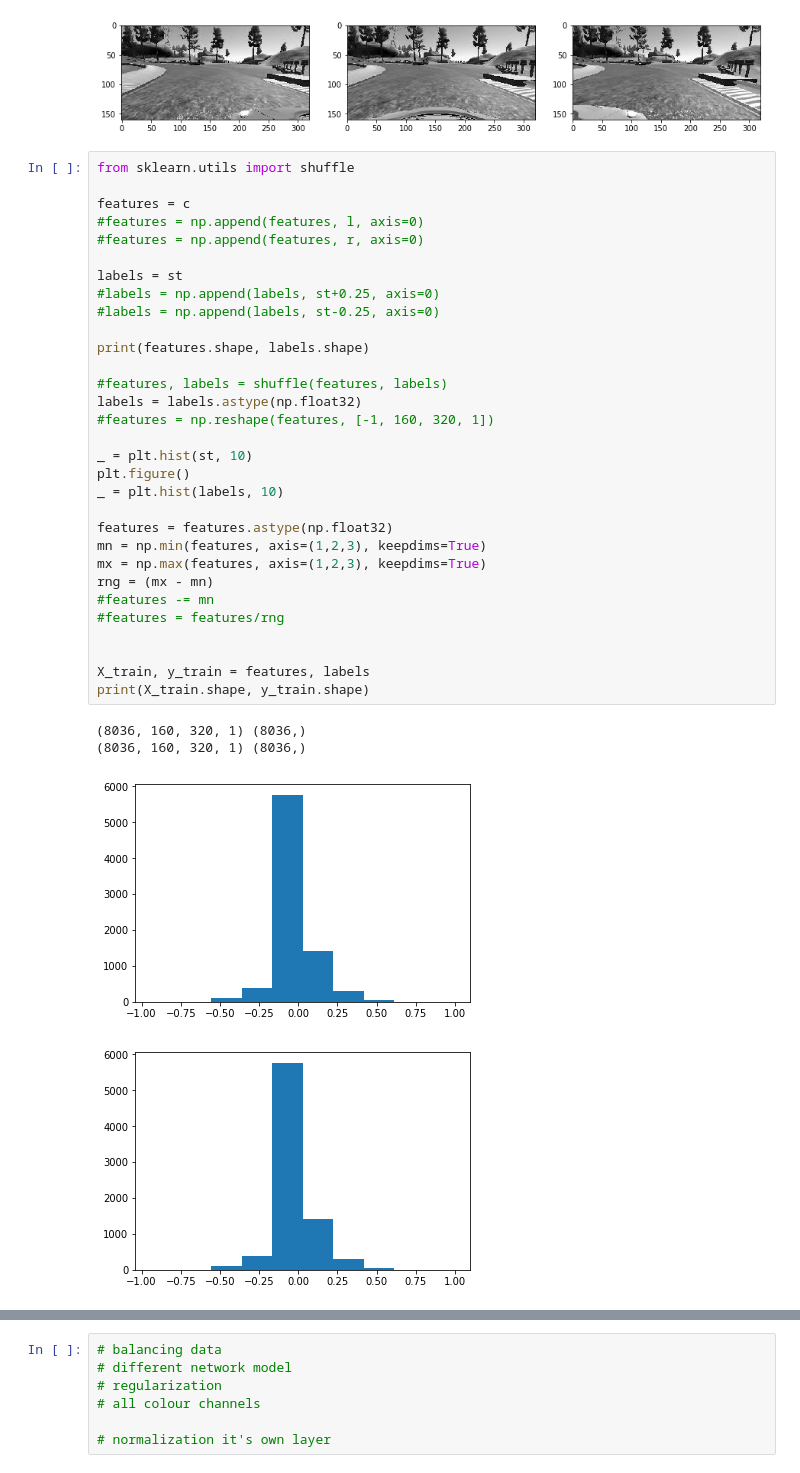
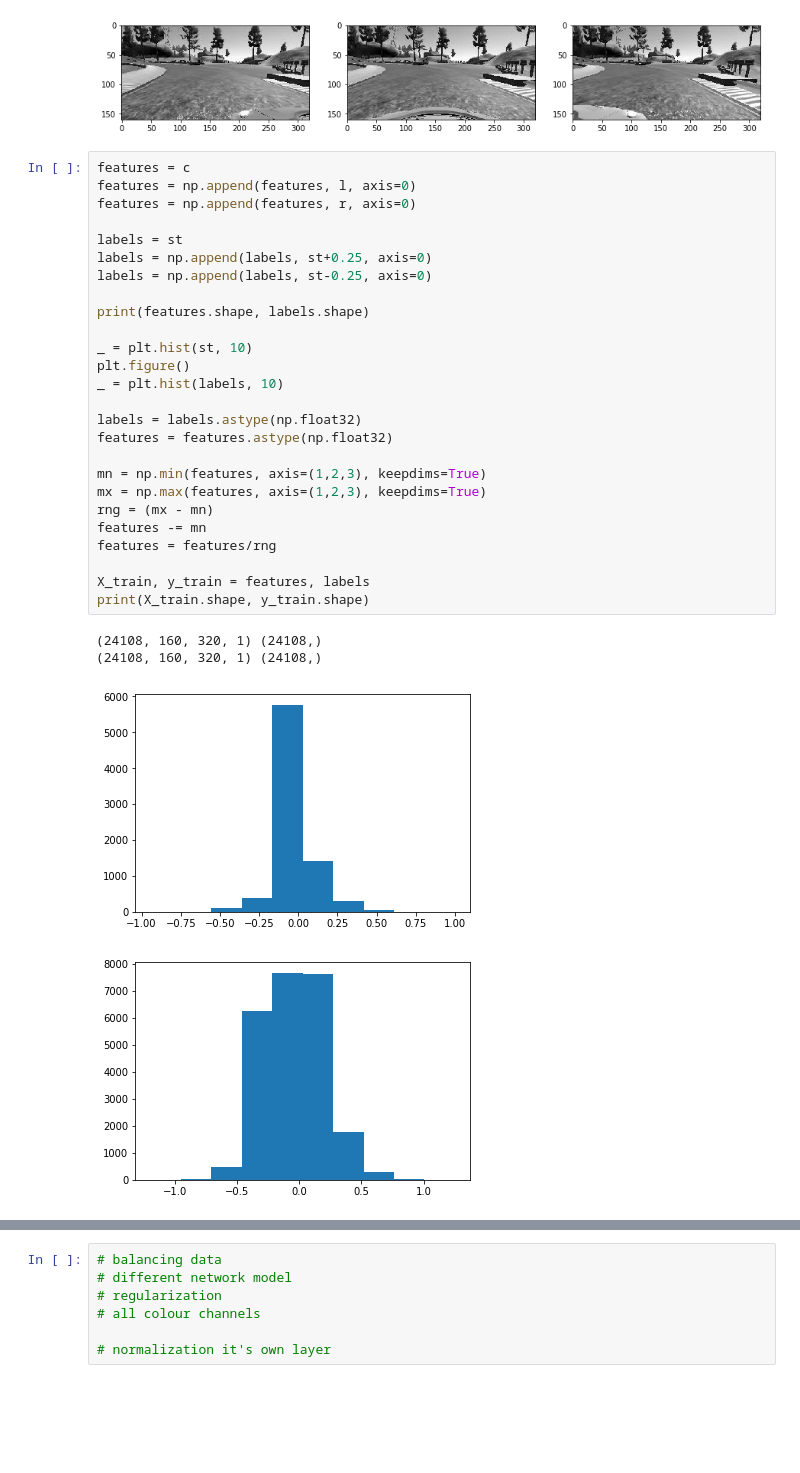
Before and after one commit to subhash/CarND-Behavioral-Cloning, a Jupyter notebook: behavioral-cloning.ipynb, the cells around one changed output, grey strips where cells are left out. Saved outputs shown, nothing was run; the diff lists cells and outputs as text; blank space fills up the shorter version.

```diff
--- a/behavioral-cloning.ipynb
+++ b/behavioral-cloning.ipynb
@@ -41,41 +41,36 @@ f.add_subplot(133).imshow((r[ix].squeeze()), cmap='gray')
 <matplotlib.image.AxesImage at 0x...>
 [figure]
 # %%
-from sklearn.utils import shuffle
-
 features = c
-#features = np.append(features, l, axis=0)
-#features = np.append(features, r, axis=0)
+features = np.append(features, l, axis=0)
+features = np.append(features, r, axis=0)
 
 labels = st
-#labels = np.append(labels, st+0.25, axis=0)
-#labels = np.append(labels, st-0.25, axis=0)
+labels = np.append(labels, st+0.25, axis=0)
+labels = np.append(labels, st-0.25, axis=0)
 
 print(features.shape, labels.shape)
-
-#features, labels = shuffle(features, labels)
-labels = labels.astype(np.float32)
-#features = np.reshape(features, [-1, 160, 320, 1])
 
 _ = plt.hist(st, 10)
 plt.figure()
 _ = plt.hist(labels, 10)
 
+labels = labels.astype(np.float32)
 features = features.astype(np.float32)
+
 mn = np.min(features, axis=(1,2,3), keepdims=True)
 mx = np.max(features, axis=(1,2,3), keepdims=True)
 rng = (mx - mn)
-#features -= mn
-#features = features/rng
-
+features -= mn
+features = features/rng
 
 X_train, y_train = features, labels
 print(X_train.shape, y_train.shape)
 # %% [output]
-(8036, 160, 320, 1) (8036,)
-(8036, 160, 320, 1) (8036,)
+(24108, 160, 320, 1) (24108,)
+(24108, 160, 320, 1) (24108,)
 [figure]
-[figure, old version]
+[figure, new version]
 # %%
 from keras.models import Sequential
 from keras.layers.core import Dense, Activation, Flatten, Dropout
```
Also changed, not shown: parts of 2 cells of this notebook.
